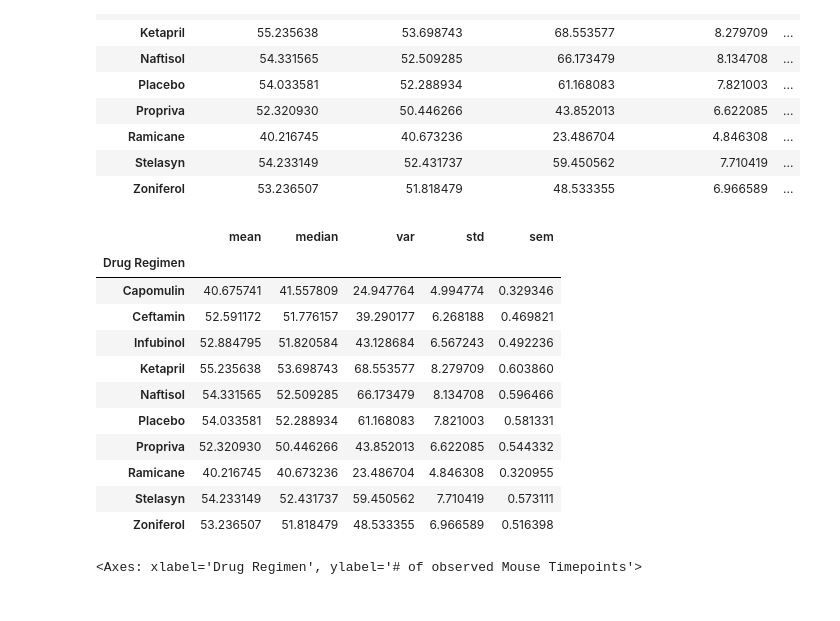
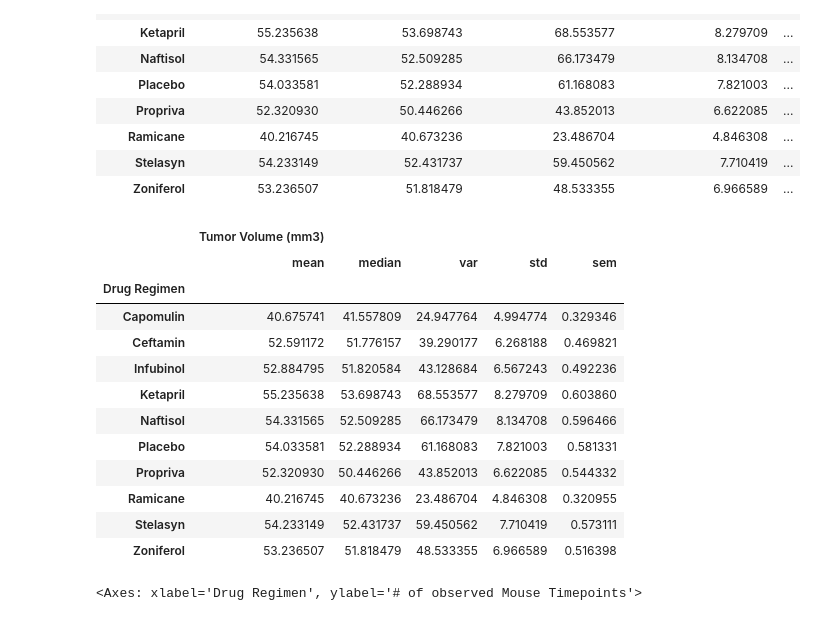
Before and after one commit to kunalkhirwar/matplotlib-challenge, a Jupyter notebook: Matplotlib Challenge.ipynb, the cells around one changed output. Drawn from its saved outputs; the diff is of its cells as text; code cells hidden in the pictures.

```diff
--- a/Matplotlib Challenge.ipynb
+++ b/Matplotlib Challenge.ipynb
@@ -127,12 +127,14 @@ summary_statistics
 # %%
 # A more advanced method to generate a summary statistics table of mean, median, variance, standard deviation,
 # and SEM of the tumor volume for each regimen (only one method is required in the solution)
 
 # Using the aggregation method, produce the same summary statistics in a single line
 
-summary_stats = clean_df.groupby('Drug Regimen')['Tumor Volume (mm3)'].agg(['mean', 'median', 'var', 'std', 'sem'])
+summary_stats = clean_df.groupby('Drug Regimen')[['Tumor Volume (mm3)']].agg(['mean', 'median', 'var', 'std', 'sem'])
+
 summary_stats
 # %% [output]
+|  | Tumor Volume (mm3) |  |  |  |  |
 |  | mean | median | var | std | sem |
 | Drug Regimen |  |  |  |  |  |
 | Capomulin | 40.675741 | 41.557809 | 24.947764 | 4.994774 | 0.329346 |
```
Also changed, not shown: parts of 2 cells of this notebook.
